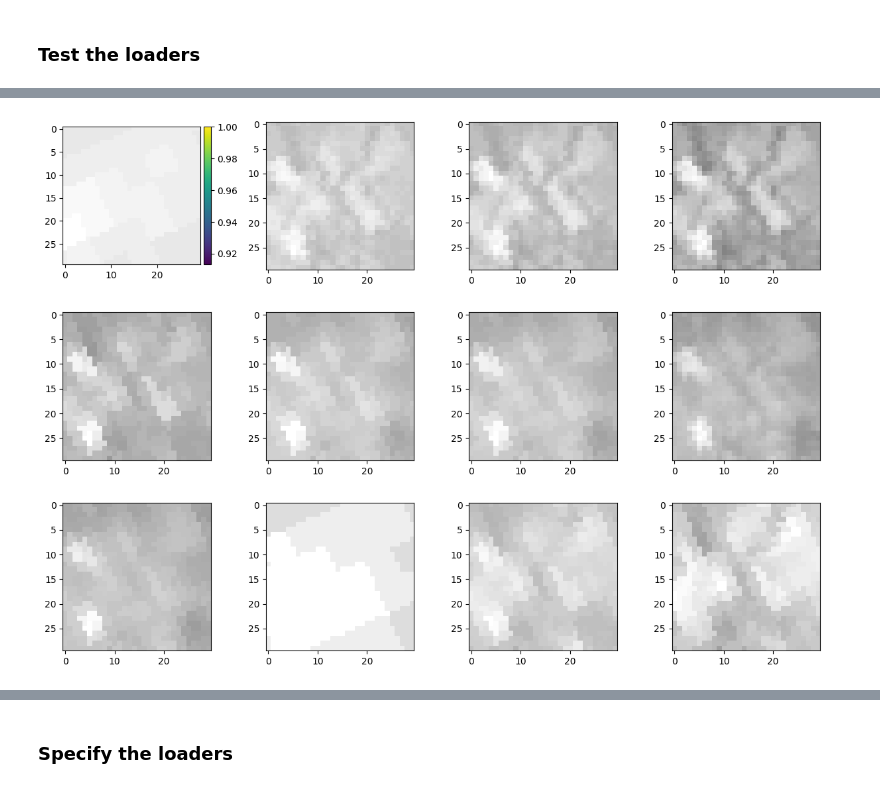
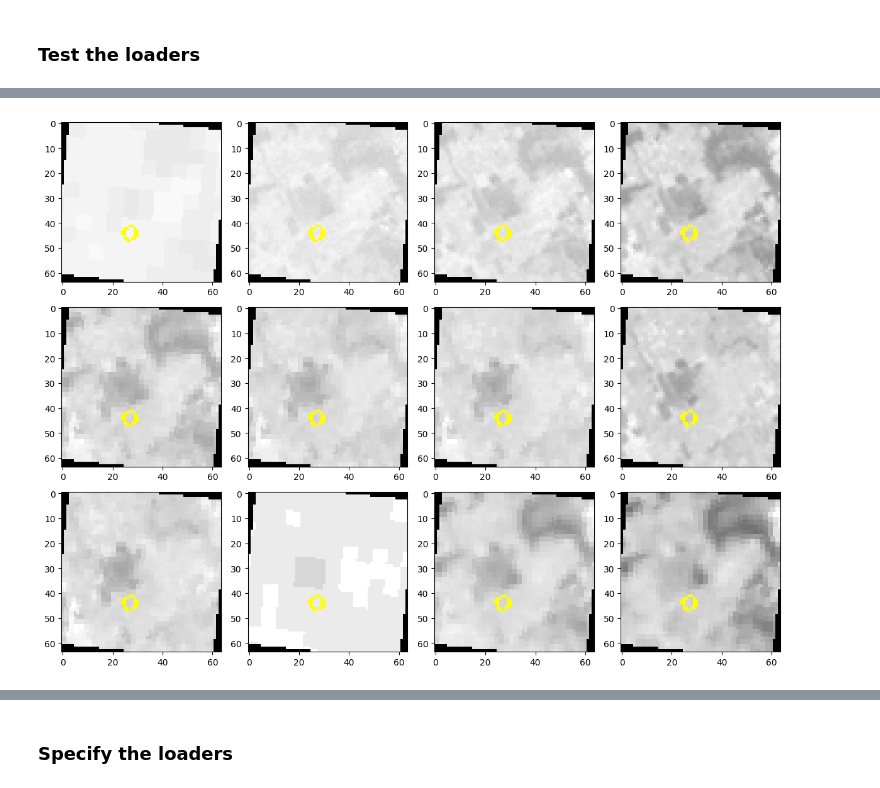
Before and after one commit to amedyukhina/AgrifieldNet, a Jupyter notebook: agrinet.ipynb, the cells around one changed output, grey strips where cells are left out. Drawn from its saved outputs; the diff is of its cells as text; code cells hidden in the pictures.

Commit message:
adapted loading pipeline to field data

```diff
--- a/agrinet.ipynb
+++ b/agrinet.ipynb
@@ -157,0 +172,2 @@ df = pd.DataFrame(np.array([field_ids, crop_type, field_area,
+# %%
+size = 64
@@ -240,12 +277,12 @@ batch_size = 16
 # %%
 class AgriDataset(torch.utils.data.Dataset):
 
-  def __init__(self, df, phase='train', transforms=None,
-               band_names=BAND_NAMES):
-    assert phase in ['train', 'validation']
-    self.df = df[df['split'] == phase]
+  def __init__(self, df, transforms=None,
+               band_names=BAND_NAMES, size=64):
+    self.df = df
     self.transforms = transforms
     self.band_names = band_names
+    self.size = size
 
   def __getitem__(self, index):
     imgs = []
@@ -259,6 +296,13 @@ class AgriDataset(torch.utils.data.Dataset):
     labels = torch.tensor(labels).unsqueeze(0)
     imgs = torch.tensor(np.array(imgs))
 
+    hs = int(self.size/2)
+    ind = [self.df.iloc[index]['center_y'], self.df.iloc[index]['center_x']]
+    ind = np.max(np.array([[hs, hs], ind]), axis=0)
+    ind = np.int_(np.min(np.array([np.array(imgs.shape[-2:])-hs-1, ind]), axis=0))
+    labels = labels[:, ind[0]-hs:ind[0]+hs, ind[1]-hs:ind[1]+hs]
+    imgs = imgs[:, ind[0]-hs:ind[0]+hs, ind[1]-hs:ind[1]+hs]
+
     if self.transforms:
       seed = np.random.randint(np.iinfo('int32').max)
       torch.manual_seed(seed)
@@ -266,13 +310,6 @@ class AgriDataset(torch.utils.data.Dataset):
       torch.manual_seed(seed)
       imgs = self.transforms(imgs)
 
-
-      # new_imgs = []
-      # for img in imgs:
-      #   torch.manual_seed(seed)
-      #   new_imgs.append(self.transforms(img.unsqueeze(0)))
-      # imgs = torch.stack(new_imgs).squeeze(1)
-
     return imgs.float(), labels
 
 
@@ -296,19 +333,19 @@ validation_transforms = torch_transforms.Compose([
 # %%
 np.random.seed(random_seed)
 dl_train0 = torch.utils.data.DataLoader(
-    AgriDataset(train_data, phase='train',
+    AgriDataset(df_train, size=size,
                 # transforms=train_transforms
                 ),
     shuffle=False, batch_size=batch_size, num_workers=2
     )
 dl_train = torch.utils.data.DataLoader(
-    AgriDataset(train_data, phase='train',
+    AgriDataset(df_train, size=size,
                 transforms=train_transforms
                 ),
     shuffle=False, batch_size=batch_size, num_workers=2
     )
 dl_val = torch.utils.data.DataLoader(
-    AgriDataset(train_data, phase='validation',
+    AgriDataset(df_val, size=size,
                 transforms=validation_transforms
                 ),
     shuffle=False, batch_size=batch_size, num_workers=2
@@ -323,5 +360,5 @@ imgs.shape, labels.shape
 # %%
-ind = 1
+ind = 0
 s = 3
 # %%
 plt.figure(figsize=(s,s))
@@ -341,13 +375,13 @@ sl = tuple([slice(190, 220), slice(40, 70)])
 # %%
 fig, axes = plt.subplots(3, 4, figsize=(s*4, s*3))
 for ax, img in zip(axes.ravel(), imgs[ind]):
   plt.sca(ax)
-  im = img[sl].numpy()
+  im = img.numpy()
   im = im / np.max(im)
-  io.imshow(mark_boundaries(im, labels[ind][0][sl].numpy(),
+  io.imshow(mark_boundaries(im, labels[ind][0].numpy(),
                             mode='outer'))
 # %% [output]
-[figure, old version]
+[figure, new version]
 # %%
 fig, axes = plt.subplots(3, 4, figsize=(s*4, s*3))
 for ax, img in zip(axes.ravel(), imgs0[ind]):
```
Also changed, not shown: parts of 16 cells of this notebook.
